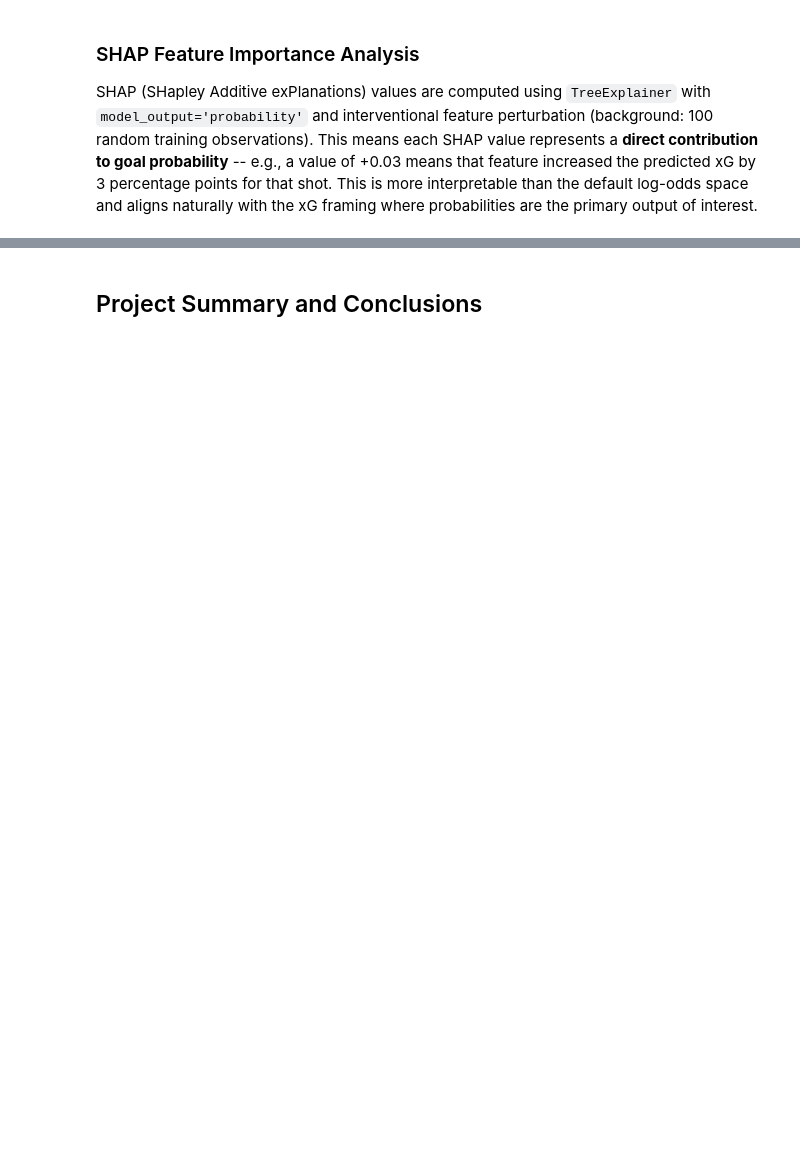
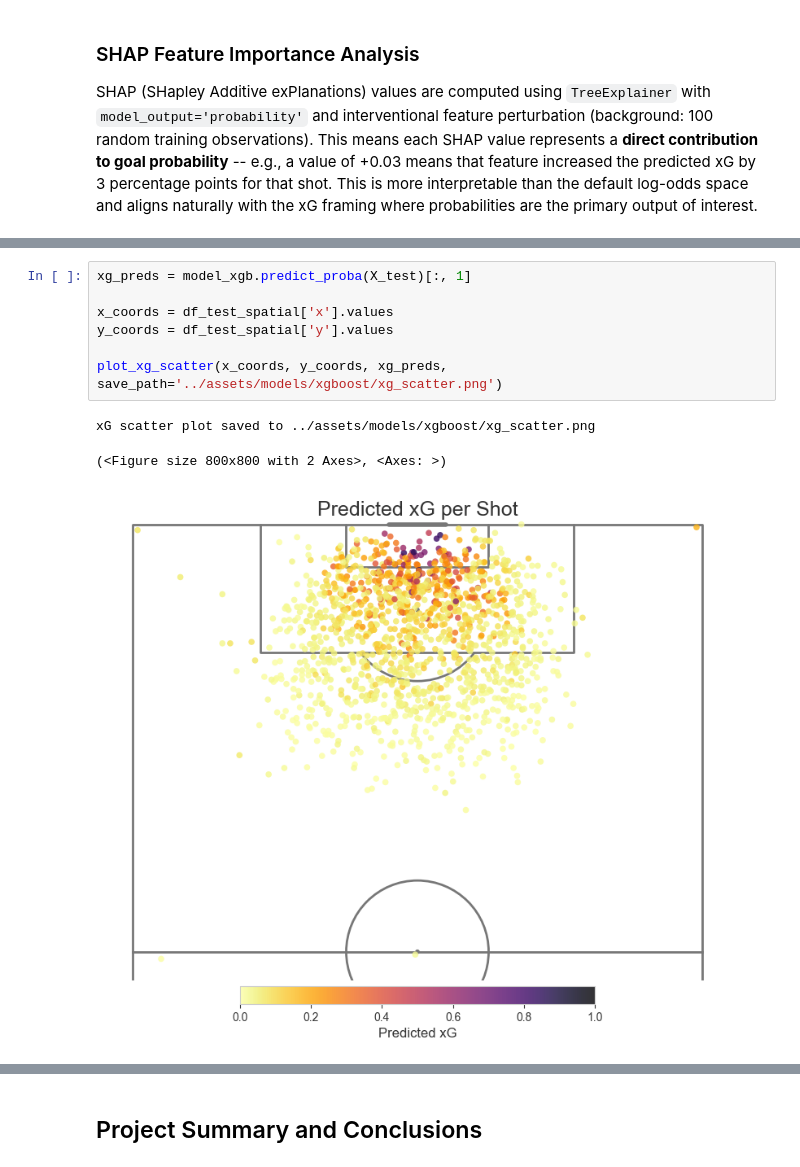
Before and after one commit to bsobkowicz1096/Football-xG-Predictor, a Jupyter notebook: notebooks/xg_model.ipynb, the cells around one changed output, grey strips where cells are left out. Cells and saved outputs as stored; diff of their text form; blank space fills up the shorter version.

```diff
--- a/notebooks/xg_model.ipynb
+++ b/notebooks/xg_model.ipynb
@@ -855,3 +871,14 @@ The SHAP summary plot shows each feature's contribution to goal probability (x-a
 **Key Takeaway**
 
 The SHAP analysis confirms that shot geometry (angle, distance) provides the baseline for xG, while the defensive context -- goalkeeper positioning and defenders in the shot path -- are the primary modifiers that give this model an advantage over basic geometry-only xG versions. The probability-space SHAP axis makes these contributions directly readable: the dominant features shift goal probability by several percentage points per shot.
+# %%
+xg_preds = model_xgb.predict_proba(X_test)[:, 1]
+
+x_coords = df_test_spatial['x'].values
+y_coords = df_test_spatial['y'].values
+
+plot_xg_scatter(x_coords, y_coords, xg_preds, save_path='../assets/models/xgboost/xg_scatter.png')
+# %% [output]
+xG scatter plot saved to ../assets/models/xgboost/xg_scatter.png
+(<Figure size 800x800 with 2 Axes>, <Axes: >)
+[figure]
```
Also changed, not shown: parts of 40 cells of this notebook, 16 other files.
